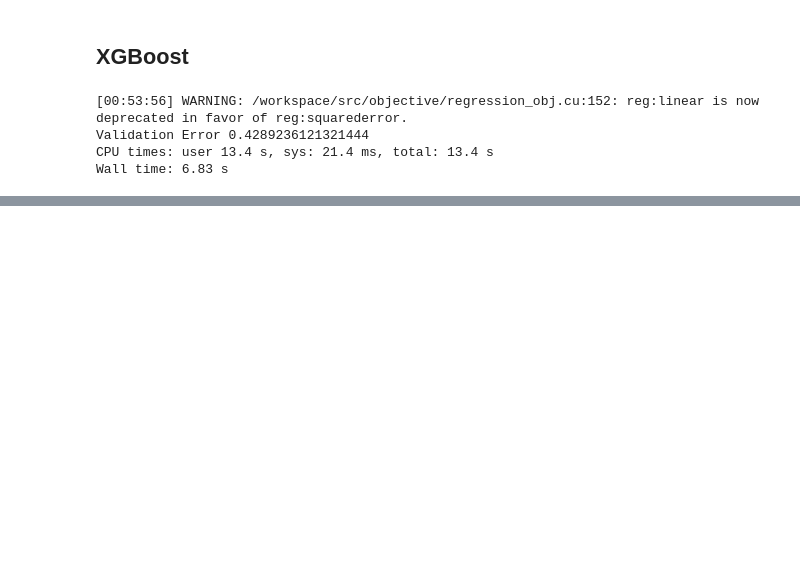
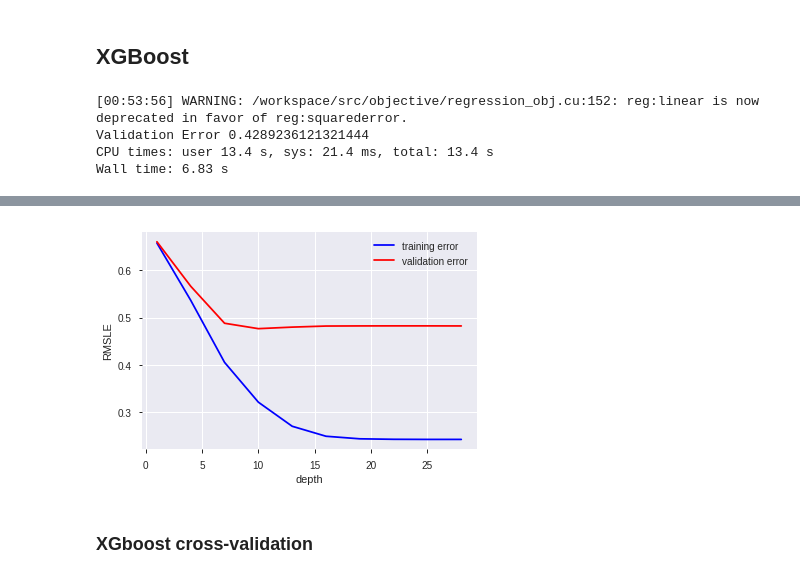
Before and after one commit to LambdaSchool/DEPRECATED-DS-Unit-2-Applied-Modeling, a Jupyter notebook: module1-log-linear-regression/log_linear_regression.ipynb, the cells around one changed output, grey strips where cells are left out. Drawn from its saved outputs; the diff is of its cells as text; code cells hidden in the pictures; blank space fills up the shorter version.

```diff
--- a/module1-log-linear-regression/log_linear_regression.ipynb
+++ b/module1-log-linear-regression/log_linear_regression.ipynb
@@ -848,0 +893,21 @@ Wall time: 2.29 s
+# %%
+depth = range(1, 31, 3)
+train_scores, val_scores = validation_curve(
+    pipeline, X_train, np.log1p(y_train),
+    param_name='rf__max_depth',
+    param_range=depth,
+    scoring='neg_mean_squared_error',
+    cv=2,
+    groups=groups)
+
+rmsle_train = np.sqrt(-train_scores)
+rmsle_val = np.sqrt(-val_scores)
+plt.plot(depth, np.mean(rmsle_train, axis=1), color='blue', label='training error')
+plt.plot(depth, np.mean(rmsle_val, axis=1), color='red', label='validation error')
+plt.xlabel('depth')
+plt.ylabel('RMSLE')
+plt.legend();
+# %% [output]
+[figure, added]
+# %% [markdown]
+### XGboost cross-validation
```
Also changed, not shown: parts of 34 cells of this notebook.
